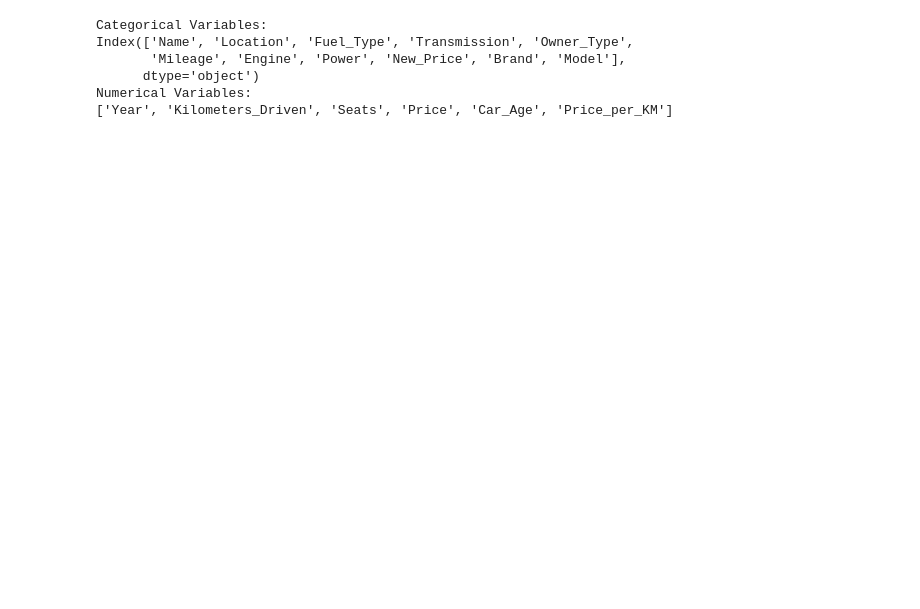
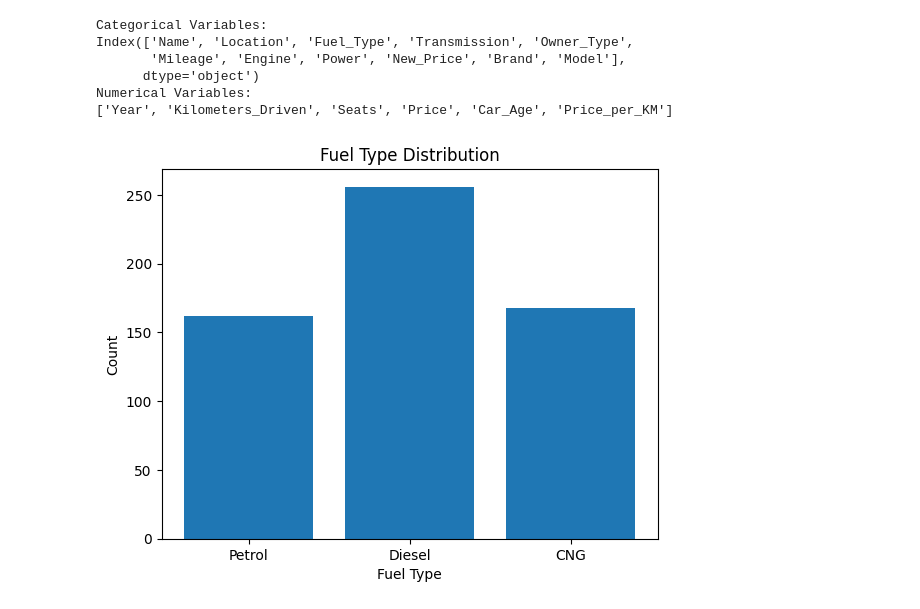
Before and after one commit to JayshriBorude/Machine-Learning-Lab, a Jupyter notebook: Assignment 1/ML Assignment1.ipynb, the cells around one changed output. Saved outputs shown, nothing was run; the diff lists cells and outputs as text; code cells hidden in the pictures; blank space fills up the shorter version.

```diff
--- a/Assignment 1/ML Assignment1.ipynb
+++ b/Assignment 1/ML Assignment1.ipynb
@@ -238,3 +238,18 @@ Index(['Name', 'Location', 'Fuel_Type', 'Transmission', 'Owner_Type',
       dtype='object')
 Numerical Variables:
 ['Year', 'Kilometers_Driven', 'Seats', 'Price', 'Car_Age', 'Price_per_KM']
+# %%
+import matplotlib.pyplot as plt
+
+Fuel_Type = ['Petrol', 'Diesel', 'CNG']
+Count = [162, 256, 168]
+
+
+plt.bar(Fuel_Type, Count)
+plt.xlabel("Fuel Type")
+plt.ylabel("Count")
+plt.title("Fuel Type Distribution")
+
+plt.show()
+# %% [output]
+[figure, added]
```
Also changed, not shown: parts of 3 cells of this notebook.
